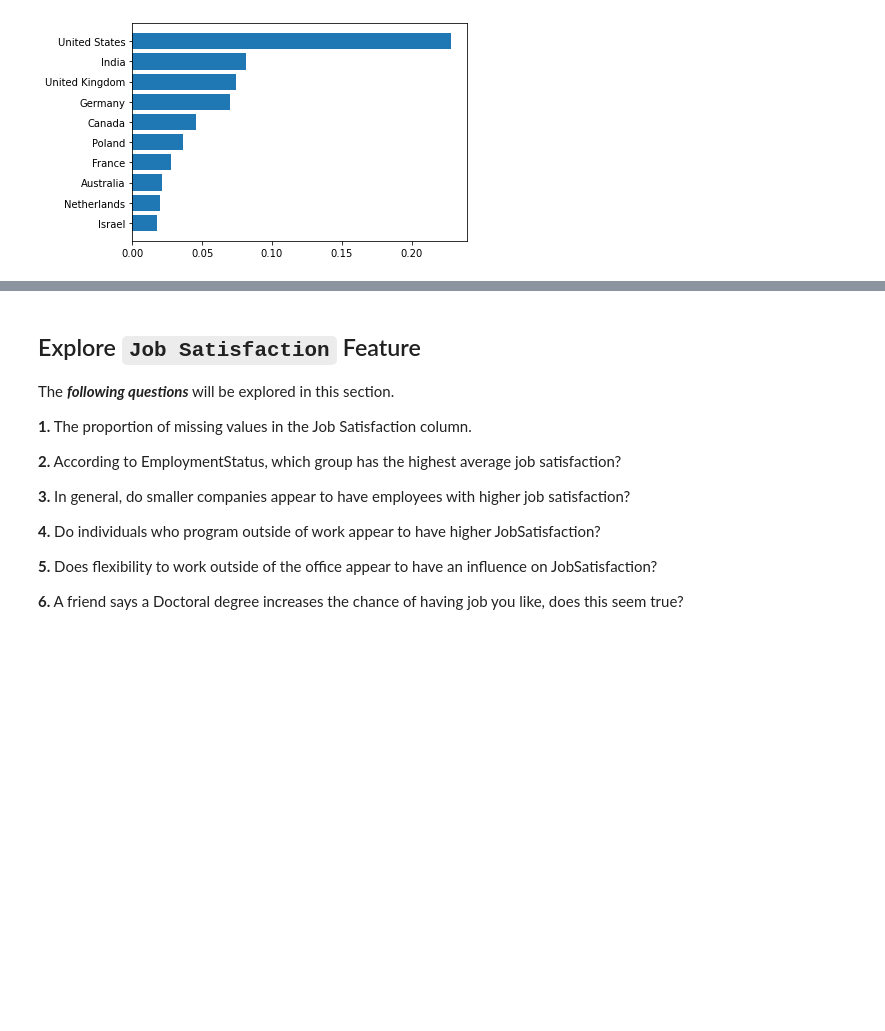
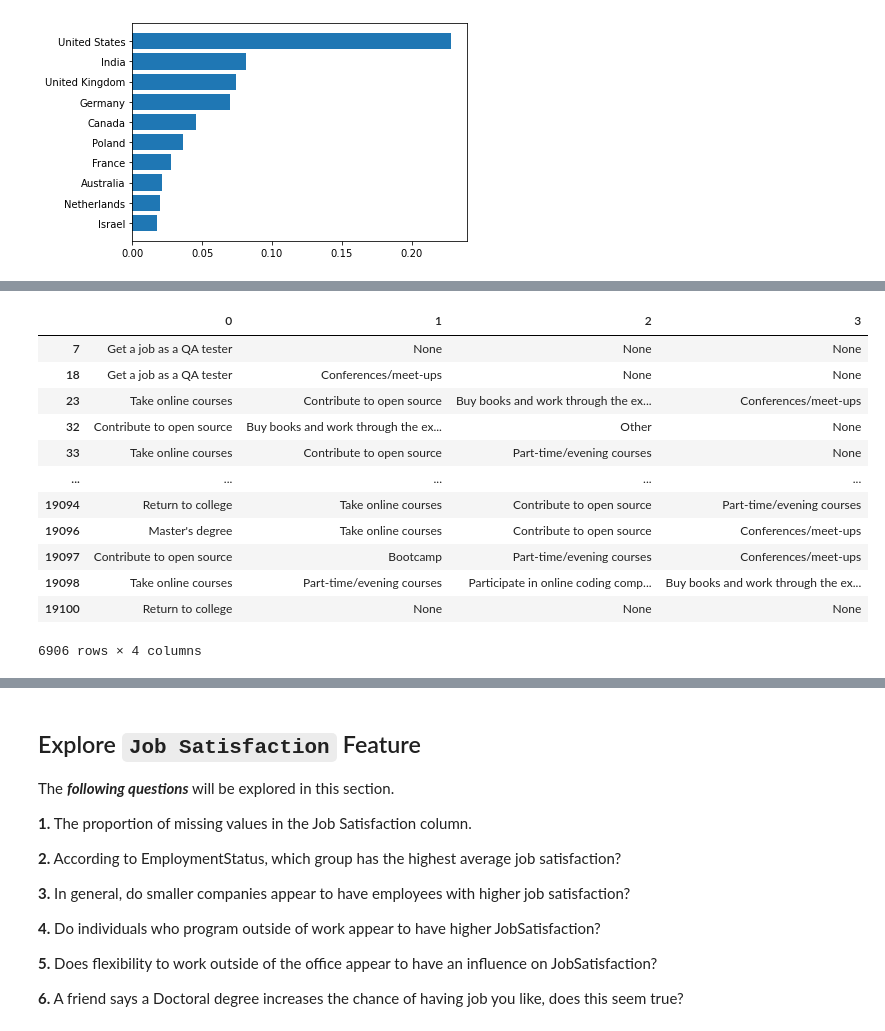
Before and after one commit to Alex-YuZ/SurveyDataAnalysis, a Jupyter notebook: SurveyDataAnalysis.ipynb, the cells around one changed output, grey strips where cells are left out. Drawn from its saved outputs; the diff is of its cells as text; code cells hidden in the pictures; blank space fills up the shorter version.

```diff
--- a/SurveyDataAnalysis.ipynb
+++ b/SurveyDataAnalysis.ipynb
@@ -246,0 +309,17 @@ Notice, you have already created the **HigherEd** column using the check code po
+# %%
+couEduSplit = df[df.CousinEducation.notna()].CousinEducation.str.split('; ', n=-1, expand=True)
+couEduSplit
+# %% [output]
+|  | 0 | 1 | 2 | 3 |
+| 7 | Get a job as a QA tester | None | None | None |
+| 18 | Get a job as a QA tester | Conferences/meet-ups | None | None |
+| 23 | Take online courses | Contribute to open source | Buy books and work through the ex... | Conferences/meet-ups |
+| 32 | Contribute to open source | Buy books and work through the ex... | Other | None |
+| 33 | Take online courses | Contribute to open source | Part-time/evening courses | None |
+| ... | ... | ... | ... | ... |
+| 19094 | Return to college | Take online courses | Contribute to open source | Part-time/evening courses |
+| 19096 | Master's degree | Take online courses | Contribute to open source | Conferences/meet-ups |
+| 19097 | Contribute to open source | Bootcamp | Part-time/evening courses | Conferences/meet-ups |
+| 19098 | Take online courses | Part-time/evening courses | Participate in online coding comp... | Buy books and work through the ex... |
+| 19100 | Return to college | None | None | None |
+6906 rows × 4 columns
```
Also changed, not shown: parts of 17 cells of this notebook, 1 other file.
